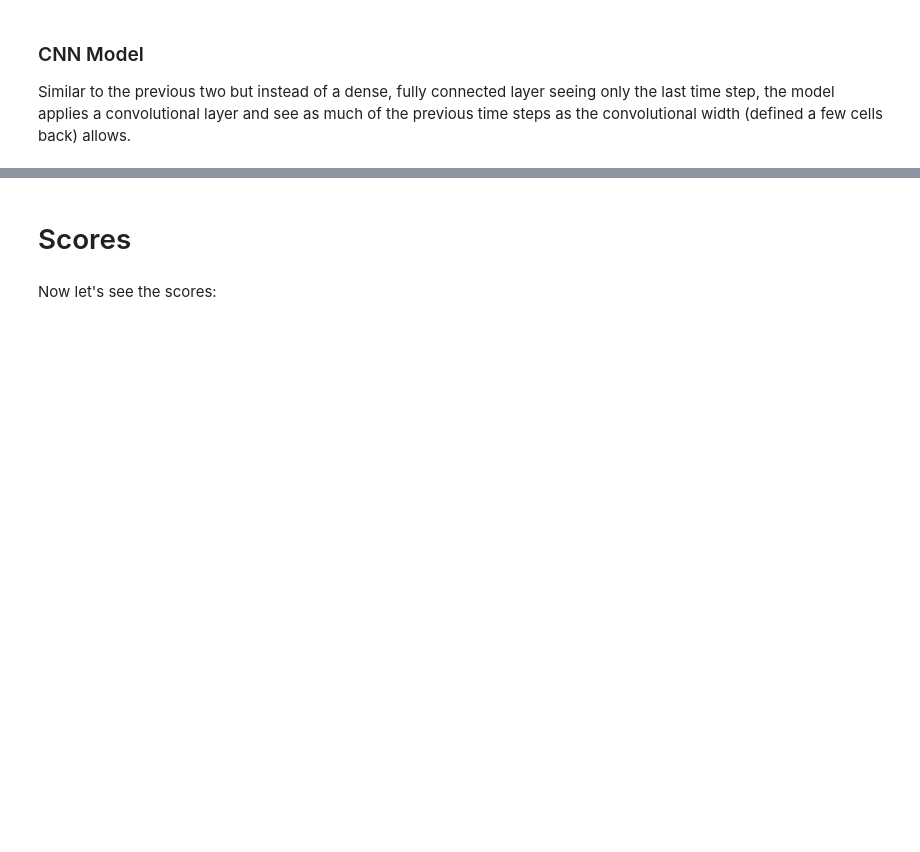
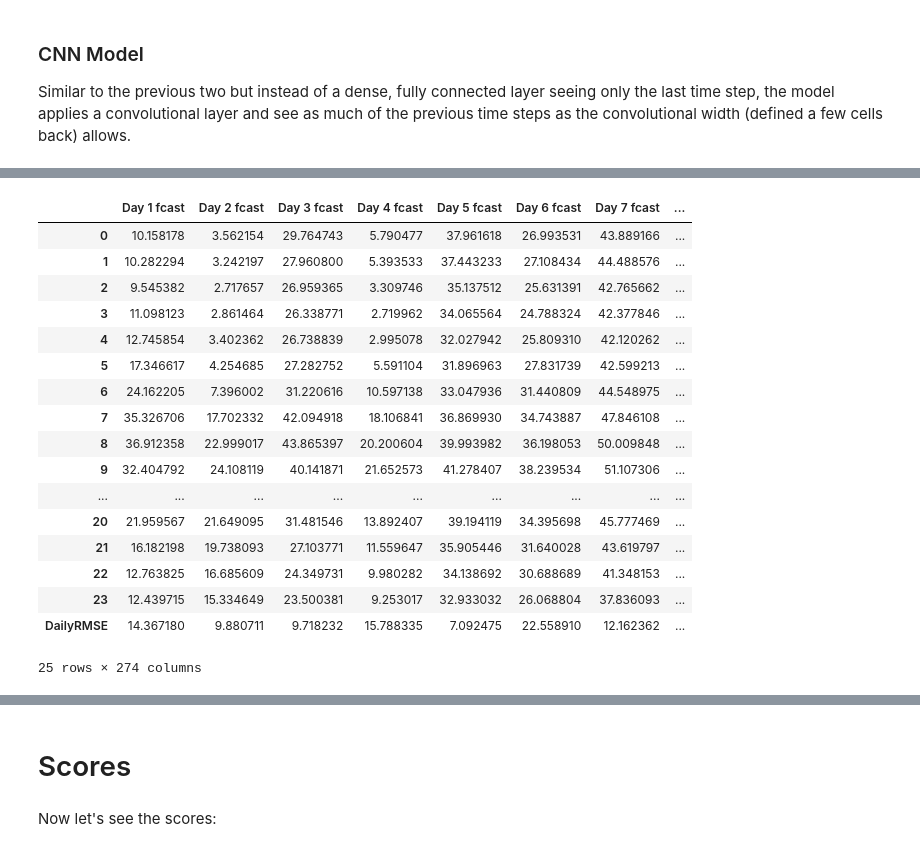
Before and after one commit to nikisil/ExecutiveHour, a Jupyter notebook: final/multi_step_models/ExecutiveHour.ipynb, the cells around one changed output, grey strips where cells are left out. Drawn from its saved outputs; the diff is of its cells as text; code cells hidden in the pictures; blank space fills up the shorter version.

```diff
--- a/final/multi_step_models/ExecutiveHour.ipynb
+++ b/final/multi_step_models/ExecutiveHour.ipynb
@@ -187,0 +283,21 @@ TypeError: get_rmse() got multiple values for argument 'index'
+# %%
+arima.get_preds()
+# %% [output]
+|  | Day 1 fcast | Day 2 fcast | Day 3 fcast | Day 4 fcast | Day 5 fcast | Day 6 fcast | Day 7 fcast | ... |
+| 0 | 10.158178 | 3.562154 | 29.764743 | 5.790477 | 37.961618 | 26.993531 | 43.889166 | ... |
+| 1 | 10.282294 | 3.242197 | 27.960800 | 5.393533 | 37.443233 | 27.108434 | 44.488576 | ... |
+| 2 | 9.545382 | 2.717657 | 26.959365 | 3.309746 | 35.137512 | 25.631391 | 42.765662 | ... |
+| 3 | 11.098123 | 2.861464 | 26.338771 | 2.719962 | 34.065564 | 24.788324 | 42.377846 | ... |
+| 4 | 12.745854 | 3.402362 | 26.738839 | 2.995078 | 32.027942 | 25.809310 | 42.120262 | ... |
+| 5 | 17.346617 | 4.254685 | 27.282752 | 5.591104 | 31.896963 | 27.831739 | 42.599213 | ... |
+| 6 | 24.162205 | 7.396002 | 31.220616 | 10.597138 | 33.047936 | 31.440809 | 44.548975 | ... |
+| 7 | 35.326706 | 17.702332 | 42.094918 | 18.106841 | 36.869930 | 34.743887 | 47.846108 | ... |
+| 8 | 36.912358 | 22.999017 | 43.865397 | 20.200604 | 39.993982 | 36.198053 | 50.009848 | ... |
+| 9 | 32.404792 | 24.108119 | 40.141871 | 21.652573 | 41.278407 | 38.239534 | 51.107306 | ... |
+| ... | ... | ... | ... | ... | ... | ... | ... | ... |
+| 20 | 21.959567 | 21.649095 | 31.481546 | 13.892407 | 39.194119 | 34.395698 | 45.777469 | ... |
+| 21 | 16.182198 | 19.738093 | 27.103771 | 11.559647 | 35.905446 | 31.640028 | 43.619797 | ... |
+| 22 | 12.763825 | 16.685609 | 24.349731 | 9.980282 | 34.138692 | 30.688689 | 41.348153 | ... |
+| 23 | 12.439715 | 15.334649 | 23.500381 | 9.253017 | 32.933032 | 26.068804 | 37.836093 | ... |
+| DailyRMSE | 14.367180 | 9.880711 | 9.718232 | 15.788335 | 7.092475 | 22.558910 | 12.162362 | ... |
+25 rows × 274 columns
```
Also changed, not shown: parts of 27 cells of this notebook, 2 other files.
